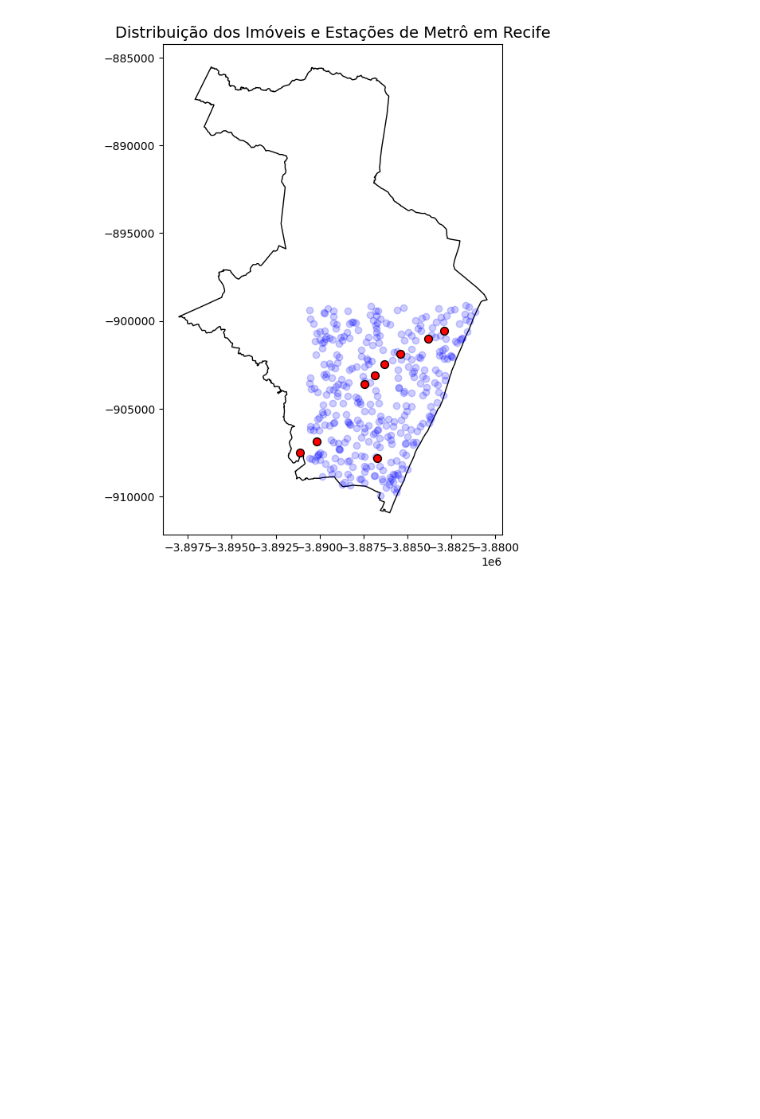
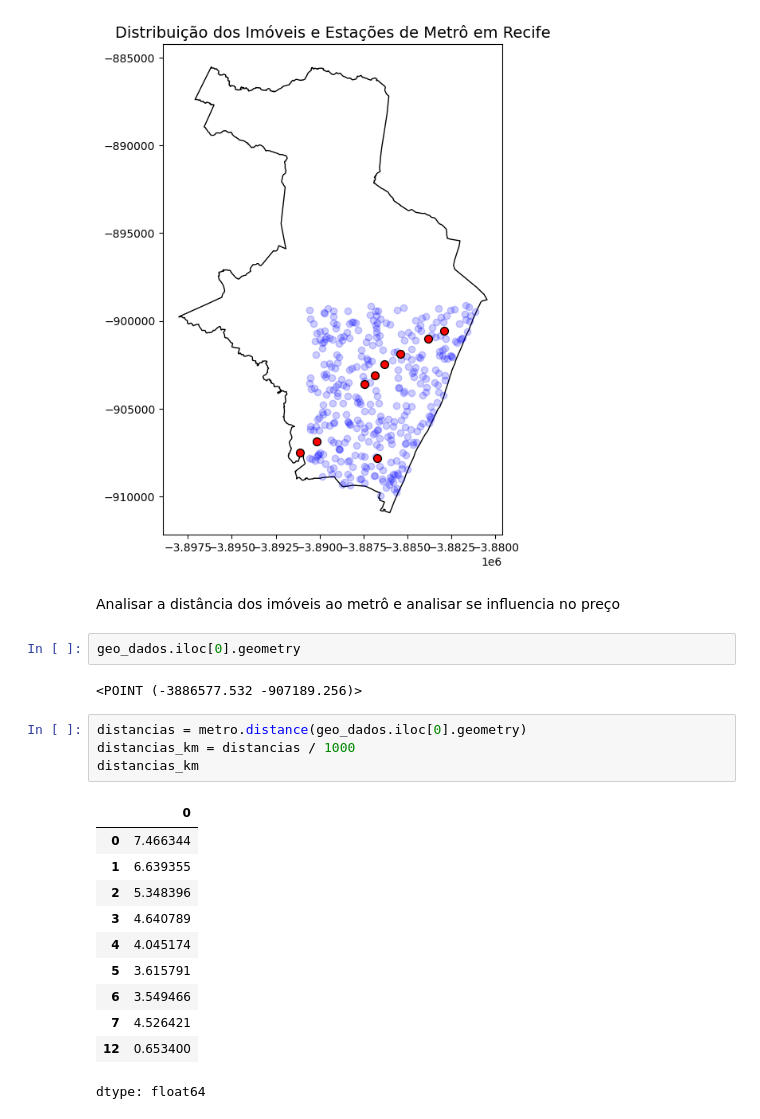
Before and after one commit to Jgabriel1800/an-lise-grafica-Recife, a Jupyter notebook: analise_geografica.ipynb, the cells around one changed output. Drawn from its saved outputs; the diff is of its cells as text; blank space fills up the shorter version.

```diff
--- a/analise_geografica.ipynb
+++ b/analise_geografica.ipynb
@@ -289,3 +289,25 @@ plt.title("Distribuição dos Imóveis e Estações de Metrô em Recife", fontsi
 plt.show()
 # %% [output]
 [figure]
+# %% [markdown]
+Analisar a distância dos imóveis ao metrô e analisar se influencia no preço
+# %%
+geo_dados.iloc[0].geometry
+# %% [output]
+<POINT (-3886577.532 -907189.256)>
+# %%
+distancias = metro.distance(geo_dados.iloc[0].geometry)
+distancias_km = distancias / 1000
+distancias_km
+# %% [output]
+|  | 0 |
+| 0 | 7.466344 |
+| 1 | 6.639355 |
+| 2 | 5.348396 |
+| 3 | 4.640789 |
+| 4 | 4.045174 |
+| 5 | 3.615791 |
+| 6 | 3.549466 |
+| 7 | 4.526421 |
+| 12 | 0.653400 |
+dtype: float64
```
Also changed, not shown: parts of 4 cells of this notebook.
